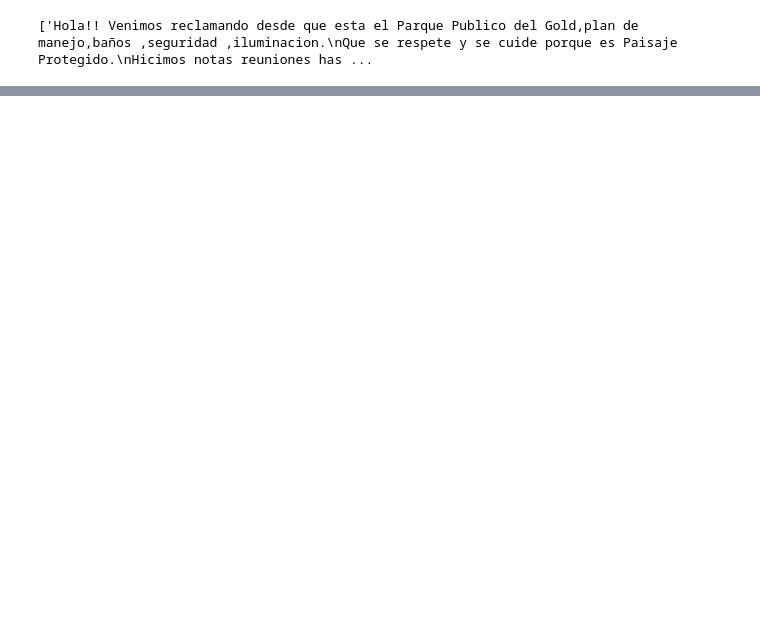
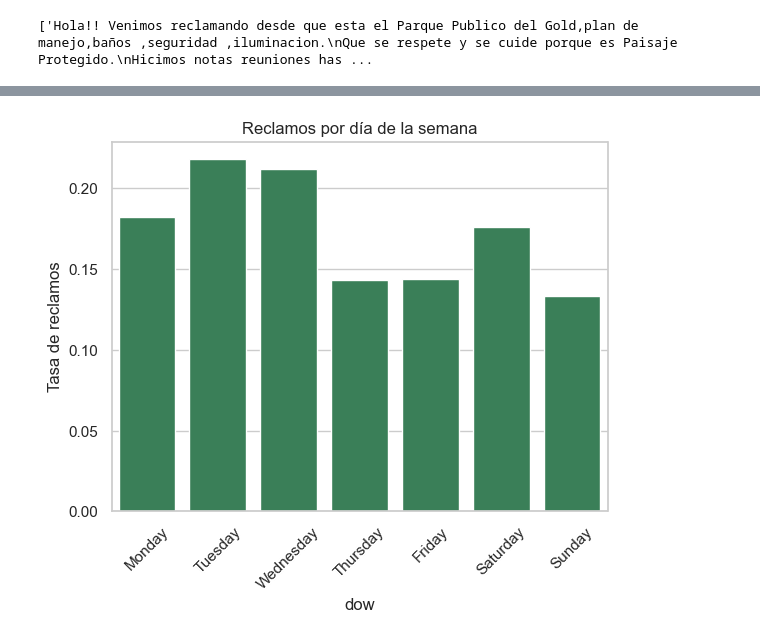
Before and after one commit to Pericsen/sanisi-redes, a Jupyter notebook: src/instagram/EDA/ig_comments_eda.ipynb, the cells around one changed output, grey strips where cells are left out. Saved outputs shown, nothing was run; the diff lists cells and outputs as text; code cells hidden in the pictures; blank space fills up the shorter version.

```diff
--- a/src/instagram/EDA/ig_comments_eda.ipynb
+++ b/src/instagram/EDA/ig_comments_eda.ipynb
@@ -599,0 +600,15 @@ df_tok.sort_values('log_odds', ascending=False).head(20)
+# %%
+df_filtered['dow'] = df_filtered['timestamp'].dt.day_name()
+# %%
+  # Lunes, Martes, …
+agg_dow = df_filtered.groupby('dow')['possible_complaint'].mean().reindex(
+    ['Monday','Tuesday','Wednesday','Thursday','Friday','Saturday','Sunday']
+)
+
+sns.barplot(x=agg_dow.index, y=agg_dow.values, color=verde_si)
+plt.xticks(rotation=45)
+plt.ylabel('Tasa de reclamos')
+plt.title('Reclamos por día de la semana')
+plt.show()
+# %% [output]
+[figure, added]
```
Also changed, not shown: parts of 36 cells of this notebook.
